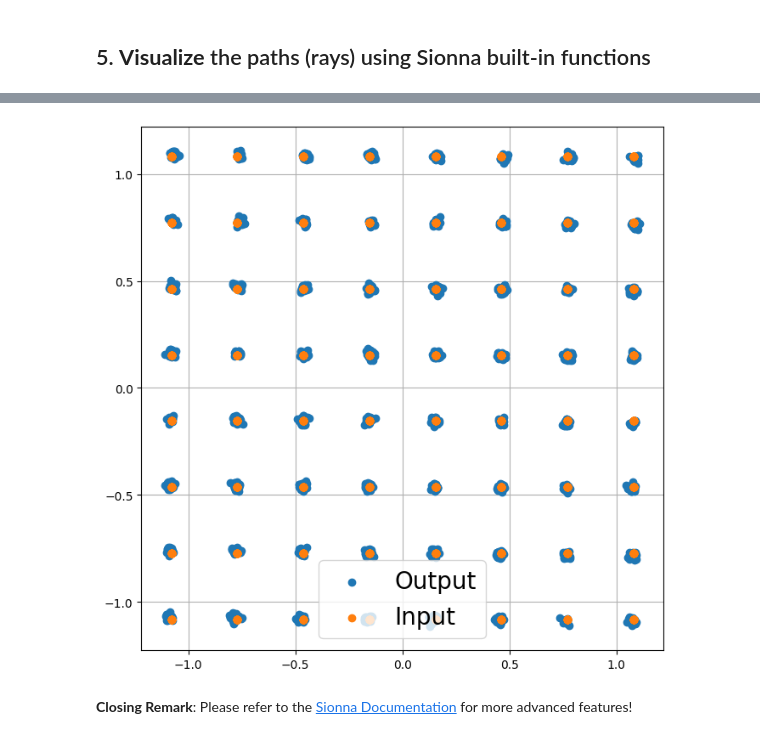
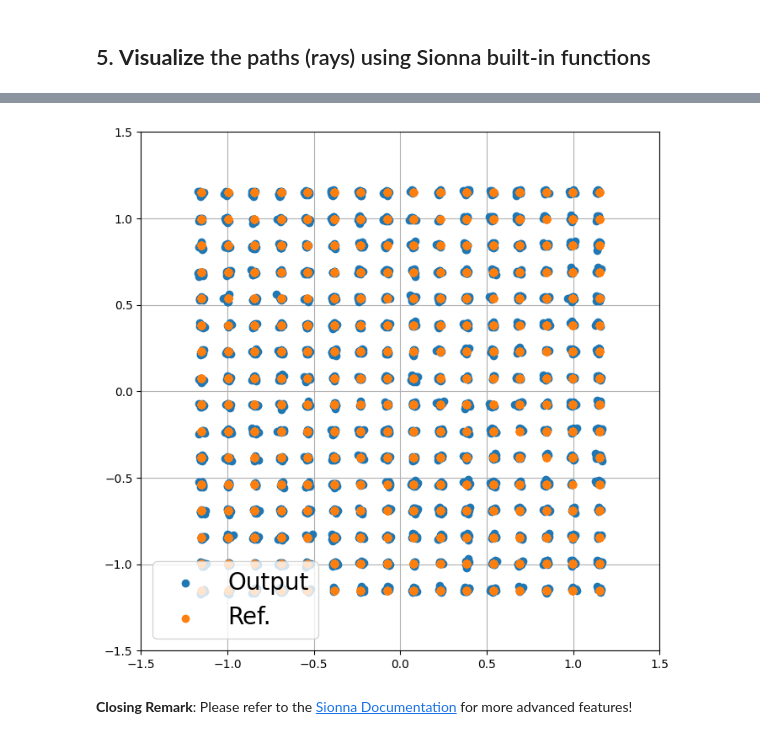
Before and after one commit to davidklee04/Sionna_Princeton, a Jupyter notebook: examples/2_sionna_rays_analysis.ipynb, the cells around one changed output, grey strips where cells are left out. Drawn from its saved outputs; the diff is of its cells as text; code cells hidden in the pictures.

```diff
--- a/examples/2_sionna_rays_analysis.ipynb
+++ b/examples/2_sionna_rays_analysis.ipynb
@@ -206,7 +206,9 @@ def create_ray_dataset(paths, frequency):
         'rx_coord':[]
     }
 
-    ray_type_map = {0: "LoS", 1: "Specular reflection", 2: "Diffuse reflection", 4: "Refraction"}
+    # See sionna.rt.constants.InteractionType
+    ray_type_map = {0: "LOS", 1: "SPECULAR", 2: "DIFFUSE", 4: "REFRACTION"}
+
     a = np.asarray(paths.a).squeeze()
     tau = np.asarray(paths.tau).squeeze()
     types = np.asarray(paths.interactions).squeeze()
@@ -218,25 +220,23 @@ def create_ray_dataset(paths, frequency):
 
     # Extract relevant parameters
     for idx, item in enumerate(mask):
-
-        # Filter out the RX with no rays
+        # Filter out the RX if it has no valid paths
         if np.sum(item==True):
             for sub_idx, sub_item in enumerate(item):
                 if sub_item:
                     cur_ray_type = 0
                     for depth_idx in range(3-1, -1, -1):
                         cur_ray_type = types[depth_idx,idx,sub_idx]
-                        #print(f"types[{depth_idx},{idx},{sub_idx}]",cur_ray_type)
+                        # print(f"types[{depth_idx},{idx},{sub_idx}]",cur_ray_type)
                         if cur_ray_type != 0:
                             break
 
+                    # Store the list instead of np.array to avoid the space seperator in .csv
                     dataset["freq"].append(frequency)
                     dataset["type"].append(ray_type_map[cur_ray_type])
-                    z = np.complex64(a[0,idx,sub_idx] + 1j *a[1, idx,sub_idx])
+                    z = np.complex64(a[0,idx,sub_idx] + 1j*a[1, idx,sub_idx])
                     dataset["a"].append(z)
                     dataset["tau"].append(tau[idx,sub_idx])
-
-                    # Store the list instead of np.array to avoid the space seperator in csv
                     dataset["rx_id"].append(idx)
                     dataset["rx_coord"].append(valid_positions[idx].tolist())
                     dataset["phi_r"].append(phi_r[idx,sub_idx ])
@@ -247,7 +247,7 @@ def create_ray_dataset(paths, frequency):
     return pd.DataFrame(dataset)
 
 # Generate analysis dataframe
-df = create_ray_dataset(paths, frequency=3.66e9)
+df = create_ray_dataset(paths, frequency=3.65e9)
 df.head()
 # %% [output]
 |  | freq | rx_id | type | phi_r | phi_t | theta_r | theta_t | a | tau | rx_coord |
@@ -446,10 +444,8 @@ from sionna.phy.mapping import BinarySource, Constellation, Mapper, Demapper
 from sionna.phy.channel import AWGN, time_lag_discrete_time_channel, cir_to_time_channel, ApplyTimeChannel
 from sionna.phy.utils import ebnodb2no, compute_ser
 
-binary_source = BinarySource()
-
-# 64-QAM constellation
-NUM_BITS_PER_SYMBOL = 6
+# 256-QAM constellation
+NUM_BITS_PER_SYMBOL = 8
 
 # Define mapper and demapper
 mapper = Mapper("qam", NUM_BITS_PER_SYMBOL)
@@ -462,22 +458,39 @@ no = ebnodb2no(ebno_db=EBN0_DB,
                num_bits_per_symbol=NUM_BITS_PER_SYMBOL,
                coderate=1.0) # uncoded transmission
 
-input_bits = binary_source([BATCH_SIZE, 12000])
+binary_source = BinarySource()
+input_bits = binary_source([BATCH_SIZE, 24000])
 x = mapper(input_bits)
 
-# CIR to time-domain channel
+# CIR to time-domain channel for single carrier modulation
+tmp_rx_path_valid = tmp_rx_tau>0
+
 tmp_rx_a_cpx = tmp_rx_a[0] + 1j * tmp_rx_a[1]
-tmp_rx_a_tf = tf.convert_to_tensor(tmp_rx_a_cpx, dtype=tf.complex64)
-tmp_rx_a_tf = tf.reshape(tmp_rx_a_tf, [1, 1, 1, 1, 1, len(tmp_rx_a_cpx), 1])
+tmp_rx_a_cpx_valid = tmp_rx_a_cpx[tmp_rx_path_valid]
+tmp_rx_tau_valid = tmp_rx_tau[tmp_rx_path_valid]
+# Normalize path delay so that the earliest arrival path has tau = 0.0
+tmp_rx_tau_valid_norm = tmp_rx_tau_valid - np.min(tmp_rx_tau_valid)
+# Combined channel h(tau)
+tmp_rx_cir_combined = np.sum(tmp_rx_a_cpx_valid * np.exp(-1j * 2*np.pi * 3.65e9 * tmp_rx_tau_valid))
 
-tmp_rx_tau_tf = tf.convert_to_tensor(tmp_rx_tau, dtype=tf.float32)
-tmp_rx_tau_tf = tf.reshape(tmp_rx_tau_tf, [1, 1, 1, 1, 1, len(tmp_rx_tau_tf)])
+tmp_rx_tau_mean = np.sum(np.abs(tmp_rx_a_cpx_valid)**2 * tmp_rx_tau_valid_norm) / np.sum(np.abs(tmp_rx_a_cpx_valid)**2)
+tmp_rx_tau_sq_mean = np.sum(np.abs(tmp_rx_a_cpx_valid)**2 * tmp_rx_tau_valid_norm**2) / np.sum(np.abs(tmp_rx_a_cpx_valid)**2)
+tmp_rx_tau_rms = np.sqrt(tmp_rx_tau_sq_mean - tmp_rx_tau_mean**2)
 
-# Combined channel for CSI calibration
-tmp_rx_cir_combined = np.sum(tmp_rx_a_cpx * np.exp(-1j * 2*np.pi * 3.65e9 * tmp_rx_tau))
+# Convert a and tau to the correct tensor form required for cir_to_time_channel()
+tmp_rx_a_tf = tf.convert_to_tensor(tmp_rx_a_cpx_valid, dtype=tf.complex64)
+tmp_rx_a_tf = tf.reshape(tmp_rx_a_tf, [1, 1, 1, 1, 1, len(tmp_rx_a_cpx_valid), 1])
+tmp_rx_tau_tf = tf.convert_to_tensor(tmp_rx_tau_valid, dtype=tf.float32)
+tmp_rx_tau_tf = tf.reshape(tmp_rx_tau_valid, [1, 1, 1, 1, 1, len(tmp_rx_tau_valid)])
 
-# Consider a time-domain channel
-bandwidth = 1e3
+# Channel power delay profile (PDP) statistics
+print(f"tau_min: {np.min(tmp_rx_tau_tf)}")
+print(f"tau_max: {np.max(tmp_rx_tau_tf)} ")
+print(f"tau_mean: {tmp_rx_tau_mean}")
+print(f"tau_rms: {tmp_rx_tau_rms}\n")
+
+# Consider a time-domain channel using sinc() pulse shaping with given bandwidth
+bandwidth = 1e3 # in Hz
 l_min, l_max = time_lag_discrete_time_channel(bandwidth)
 h_time_domain = cir_to_time_channel(bandwidth=bandwidth,
                                     a=tmp_rx_a_tf,
@@ -486,6 +499,11 @@ h_time_domain = cir_to_time_channel(bandwidth=bandwidth,
                                     l_max=l_max,
                                     normalize=True)
 
+print(f"Signal bandwidth: {bandwidth} Hz")
+print(f"T_symbol: {1.0/bandwidth*1e6:.2f} usec")
+print(f"Coherence bandwidth: {1.0/(5.0*tmp_rx_tau_rms):.2f} Hz")
+print(f"h_time length: {l_max-l_min+1}\n")
+
 apply_channel = ApplyTimeChannel(num_time_samples=x.shape[1],
                                  l_tot=l_max-l_min+1,
                                  precision="single")
@@ -493,7 +511,14 @@ apply_channel = ApplyTimeChannel(num_time_samples=x.shape[1],
 x_reshaped = tf.reshape(x, [x.shape[0], 1, 1, x.shape[1]])
 y = apply_channel(x_reshaped, h_time_domain, no)
 y = tf.squeeze(y, axis=[0, 1, 2])
-y = y[-l_min:-l_max]
+y = y[-l_min:-l_max] # Truncate the channel output to match with input length
+
+# First M-QAM symbol is used fo channel estimation
+x_np = np.asarray(x).squeeze()
+y_np = np.asarray(y).squeeze()
+z = np.mean(y_np[0]/x_np[0])
+print(f"Phase estimated using 1st symbol: {np.angle(z)/np.pi*180.0:.2f} deg")
+y = y / z
 
 # AWGN channel
 # awgn_channel = AWGN()
@@ -502,16 +527,18 @@ y = y[-l_min:-l_max]
 # Hard output LLR in bits
 llr = demapper(y, no)
 
-# Compute SER and plot constellations
+# Compute BER and plot constellations
 ser = compute_ser(input_bits, llr)
-print(f"Symbol error rate (SER) at {EBN0_DB} dB SNR: {ser.numpy():.6f}")
+print(f"Bit error rate (BER) at {EBN0_DB} dB SNR: {ser.numpy():.6f}")
 
 plt.close('all')
 plt.figure(figsize=(8,8))
 plt.axes().set_aspect(1.0)
+plt.xlim([-1.5, 1.5])
+plt.ylim([-1.5, 1.5])
 plt.grid(True, zorder=0)
 plt.scatter(tf.math.real(y), tf.math.imag(y), label='Output', zorder=2)
-plt.scatter(tf.math.real(x), tf.math.imag(x), label='Input', zorder=2)
+plt.scatter(tf.math.real(x), tf.math.imag(x), label='Ref.', zorder=2)
 plt.legend(fontsize=20);
 plt.show()
 # %% [output]
@@ -519,4 +557,4 @@ Symbol error rate (SER) at 30.0 dB SNR: 0.000000
-[figure, old version]
+[figure, new version]
 # %% [markdown]
 **Closing Remark**:
 Please refer to the [Sionna Documentation](https://nvlabs.github.io/sionna/) for more advanced features!
```
Also changed, not shown: parts of 18 cells of this notebook.
